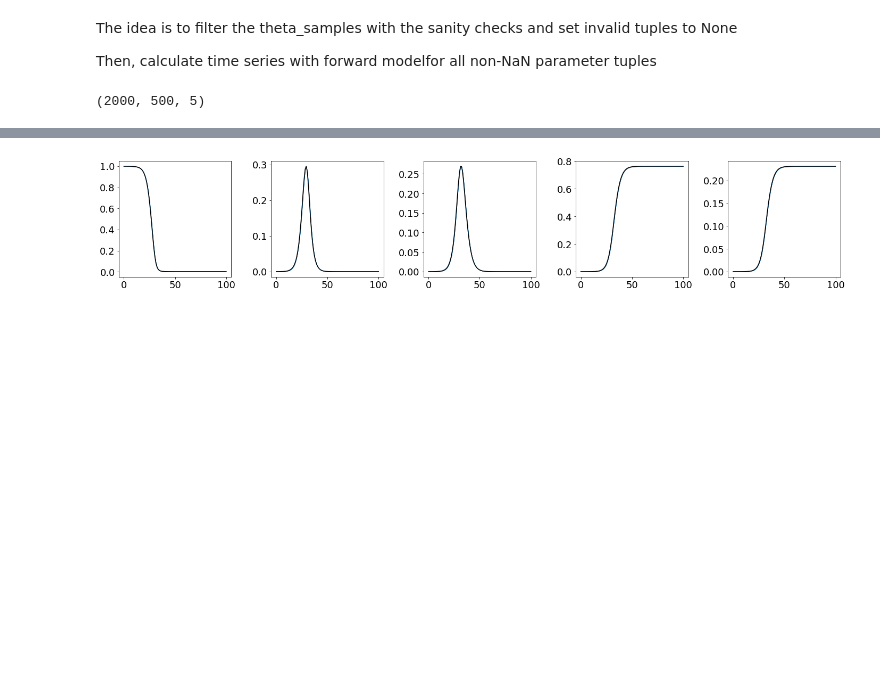
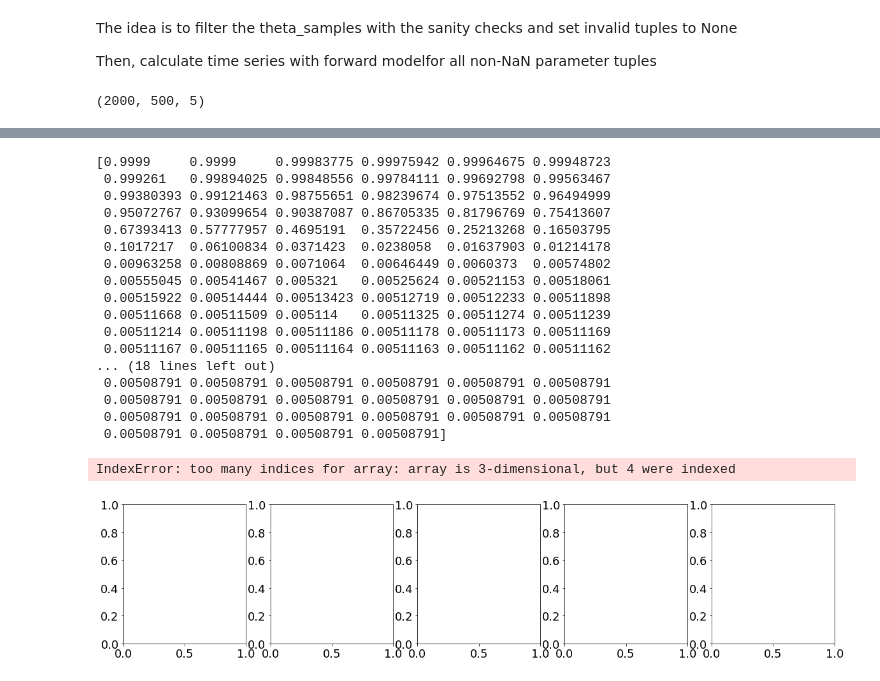
Before and after one commit to juan190199/InfectiousDiseases, a Jupyter notebook: InfectiousDisease/regression_model.ipynb, the cells around one changed output, grey strips where cells are left out. Drawn from its saved outputs; the diff is of its cells as text; code cells hidden in the pictures; blank space fills up the shorter version.

```diff
--- a/InfectiousDisease/regression_model.ipynb
+++ b/InfectiousDisease/regression_model.ipynb
@@ -294,6 +301,24 @@ for i in range(ftheta_samples.shape[0]):
             ts[i, j, :, :] = forward_model(theta_samples[i, j, :], t=t)
 # %%
 cmap = cm.Blues
-plot_ts(t, ts, labels, cmedian='black', ci=cmap)
+plot_ts(t, ts, labels, ci='b')
 # %% [output]
+[0.9999     0.9999     0.99983775 0.99975942 0.99964675 0.99948723
+ 0.999261   0.99894025 0.99848556 0.99784111 0.99692798 0.99563467
+ 0.99380393 0.99121463 0.98755651 0.98239674 0.97513552 0.96494999
+ 0.95072767 0.93099654 0.90387087 0.86705335 0.81796769 0.75413607
+ 0.67393413 0.57777957 0.4695191  0.35722456 0.25213268 0.16503795
+ 0.1017217  0.06100834 0.0371423  0.0238058  0.01637903 0.01214178
+ 0.00963258 0.00808869 0.0071064  0.00646449 0.0060373  0.00574802
+ 0.00555045 0.00541467 0.005321   0.00525624 0.00521153 0.00518061
+ 0.00515922 0.00514444 0.00513423 0.00512719 0.00512233 0.00511898
+ 0.00511668 0.00511509 0.005114   0.00511325 0.00511274 0.00511239
+ 0.00511214 0.00511198 0.00511186 0.00511178 0.00511173 0.00511169
+ 0.00511167 0.00511165 0.00511164 0.00511163 0.00511162 0.00511162
+... (18 lines left out)
+ 0.00508791 0.00508791 0.00508791 0.00508791 0.00508791 0.00508791
+ 0.00508791 0.00508791 0.00508791 0.00508791 0.00508791 0.00508791
+ 0.00508791 0.00508791 0.00508791 0.00508791 0.00508791 0.00508791
+ 0.00508791 0.00508791 0.00508791 0.00508791]
+IndexError: too many indices for array: array is 3-dimensional, but 4 were indexed
-[figure, old version]
+[figure, new version]
```
Also changed, not shown: parts of 11 cells of this notebook.
